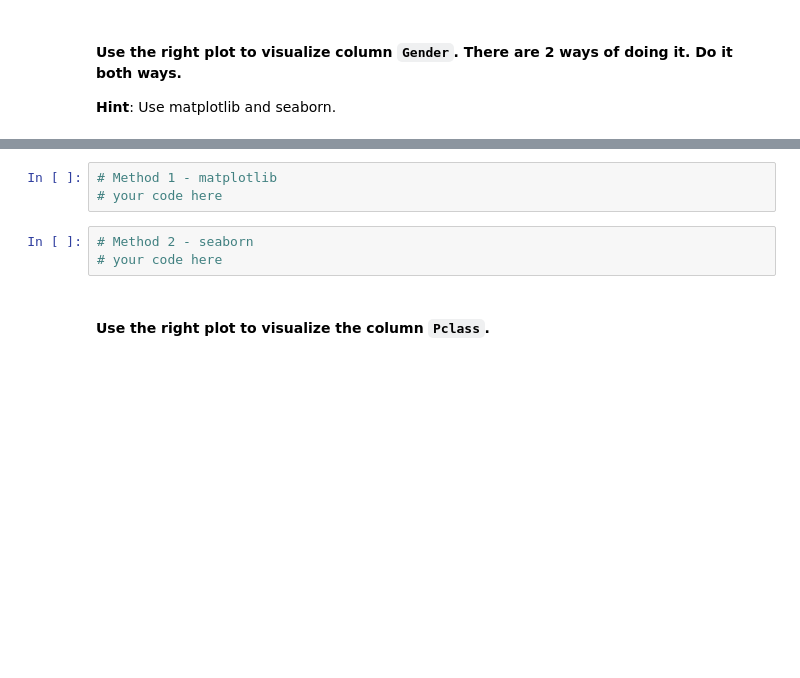
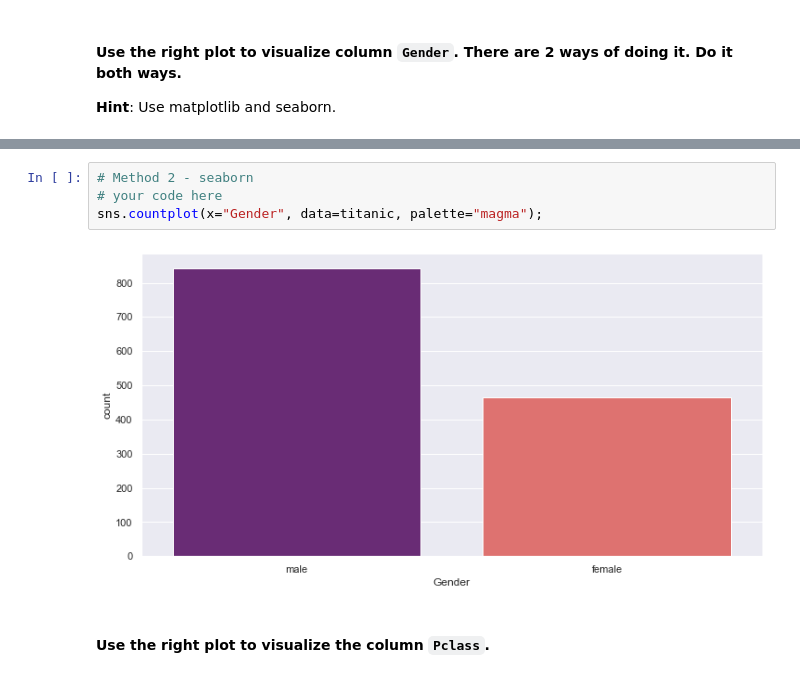
Before and after one commit to Ironhack-Data-Madrid-Octubre-2021/lab-matplotlib-seaborn, a Jupyter notebook: your-code/main.ipynb, the cells around one changed output, grey strips where cells are left out. Drawn from its saved outputs; the diff is of its cells as text; blank space fills up the shorter version.

```diff
--- a/your-code/main.ipynb
+++ b/your-code/main.ipynb
@@ -292,9 +301,9 @@ sns.countplot(x=penguins.species)
 # %%
-# Method 1 - matplotlib
+# Method 2 - seaborn
 # your code here
+sns.countplot(x="Gender", data=titanic, palette="magma");
+# %% [output]
+[figure, added]
-# %%
-# Method 2 - seaborn
-# your code here
 # %% [markdown]
 #### Use the right plot to visualize the column `Pclass`.
 # %%
```
Also changed, not shown: parts of 22 cells of this notebook.
